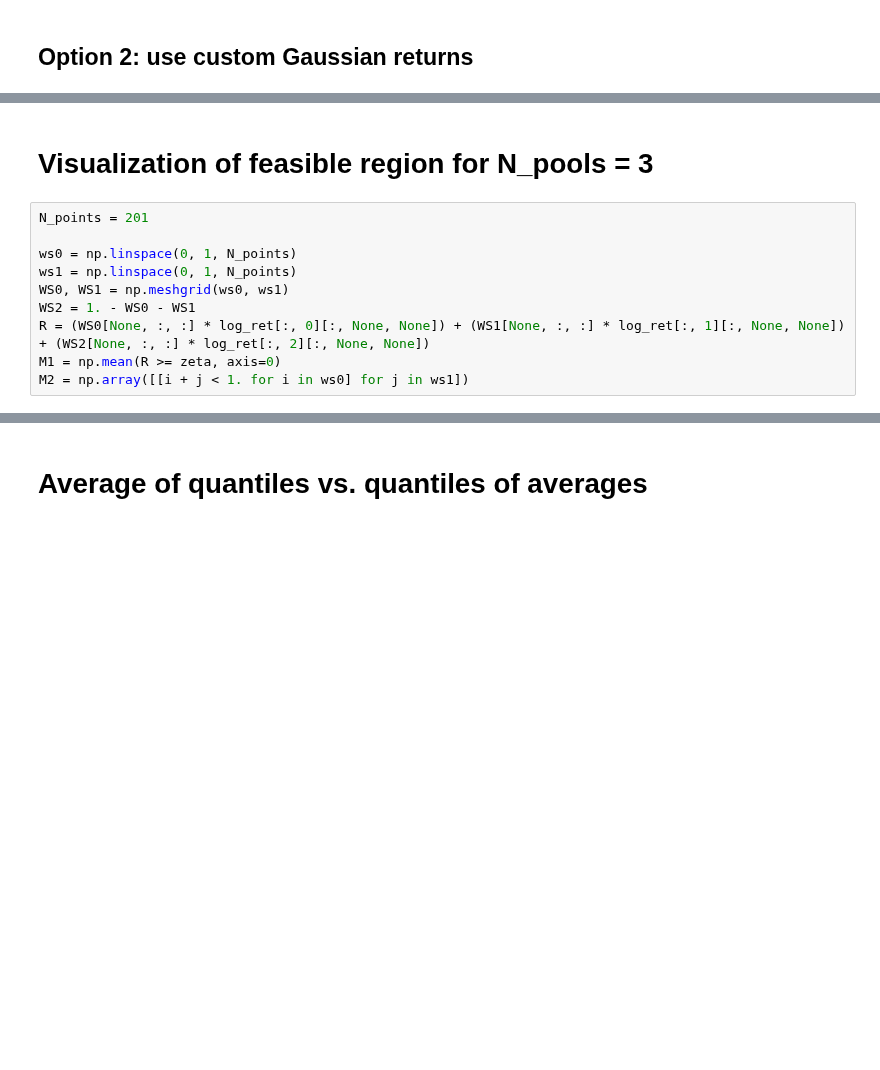
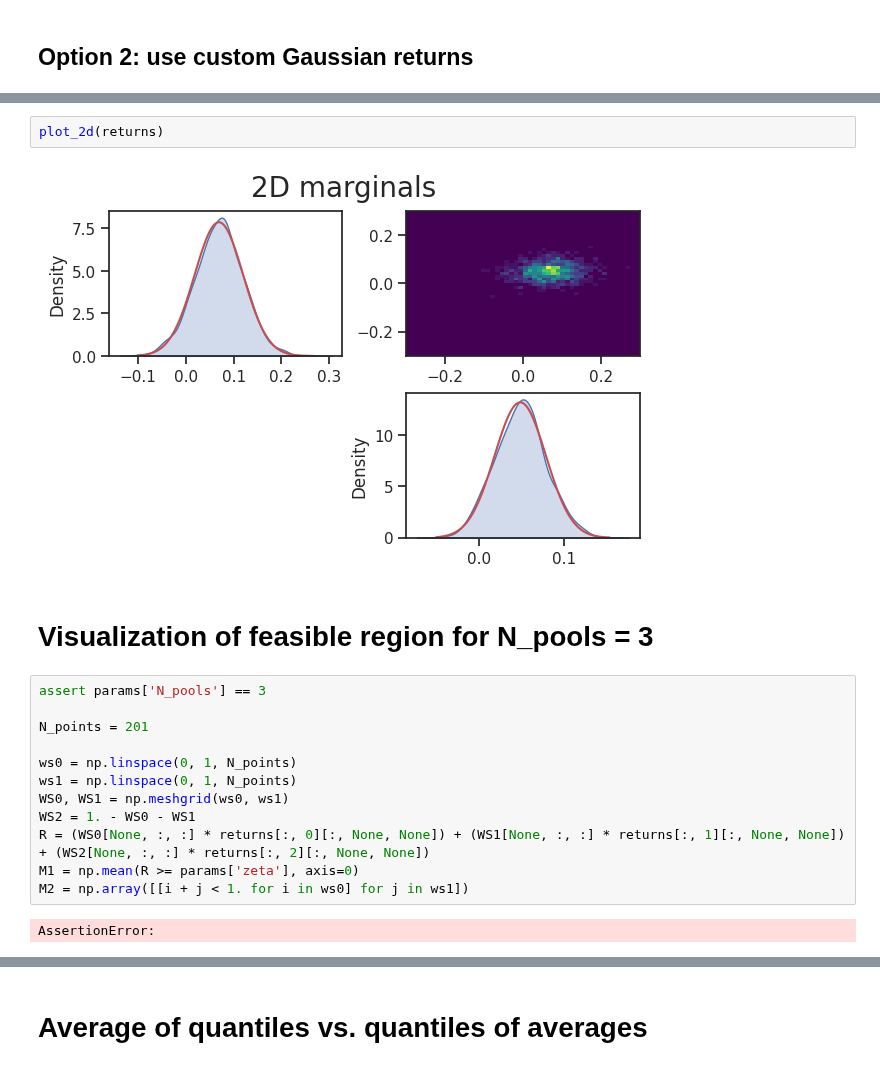
Before and after one commit to starovoitovs/defi, a Jupyter notebook: generator_cvar_soc.ipynb, the cells around one changed output, grey strips where cells are left out. Drawn from its saved outputs; the diff is of its cells as text; blank space fills up the shorter version.

```diff
--- a/generator_cvar_soc.ipynb
+++ b/generator_cvar_soc.ipynb
@@ -205,13 +239,21 @@ log_ret = np.array((0.07, 0.05, 0.08, 0.07, 0.05, 0.08)) + np.random.standard_no
+# %%
+plot_2d(returns)
+# %% [output]
+[figure, added]
 # %% [markdown]
 # Visualization of feasible region for N_pools = 3
 # %%
+assert params['N_pools'] == 3
+
 N_points = 201
 
 ws0 = np.linspace(0, 1, N_points)
 ws1 = np.linspace(0, 1, N_points)
 WS0, WS1 = np.meshgrid(ws0, ws1)
 WS2 = 1. - WS0 - WS1
-R = (WS0[None, :, :] * log_ret[:, 0][:, None, None]) + (WS1[None, :, :] * log_ret[:, 1][:, None, None]) + (WS2[None, :, :] * log_ret[:, 2][:, None, None])
-M1 = np.mean(R >= zeta, axis=0)
+R = (WS0[None, :, :] * returns[:, 0][:, None, None]) + (WS1[None, :, :] * returns[:, 1][:, None, None]) + (WS2[None, :, :] * returns[:, 2][:, None, None])
+M1 = np.mean(R >= params['zeta'], axis=0)
 M2 = np.array([[i + j < 1. for i in ws0] for j in ws1])
+# %% [output]
+AssertionError:
 # %%
```
Also changed, not shown: parts of 27 cells of this notebook.
